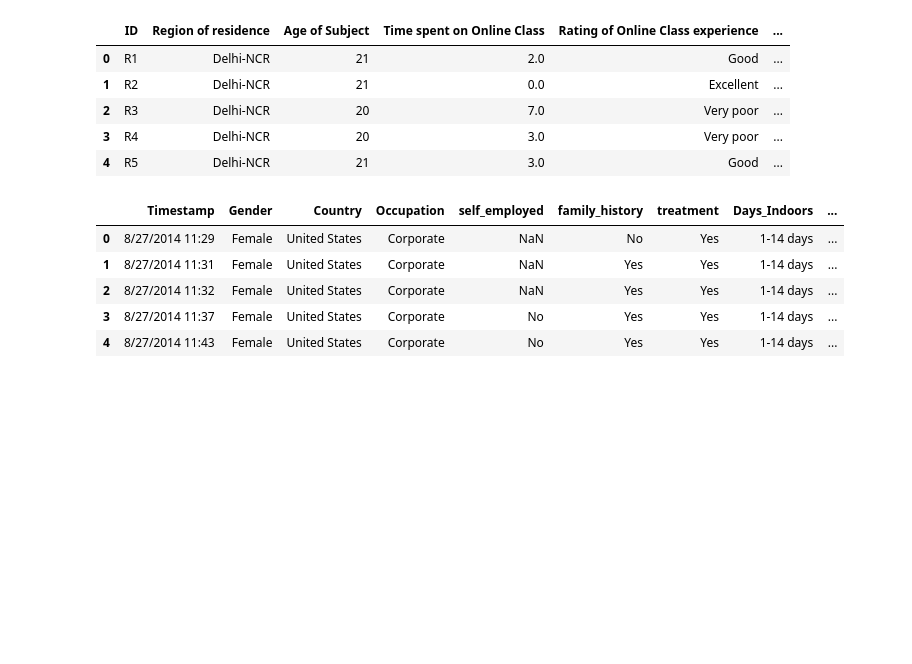
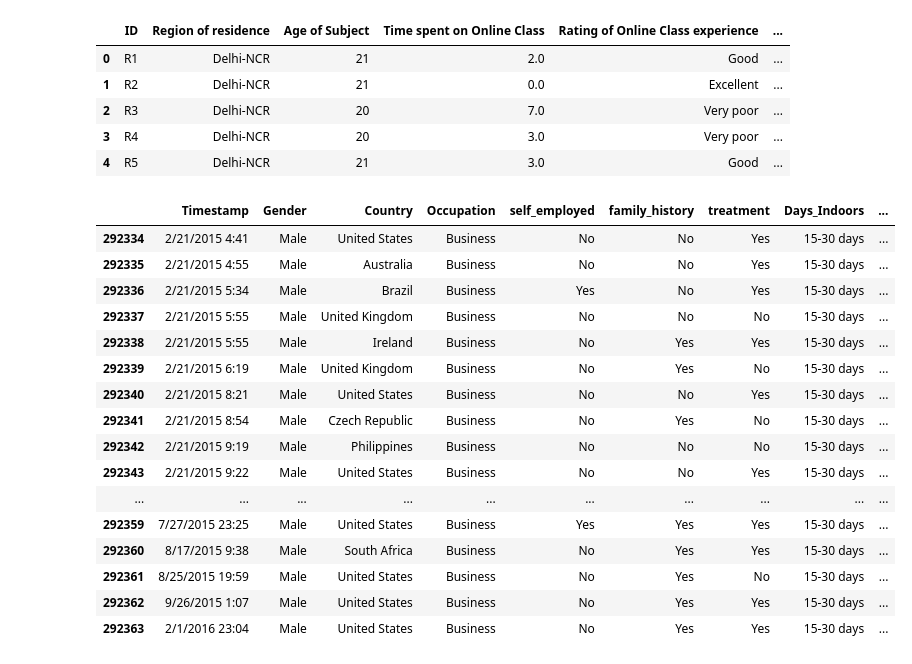
Before and after one commit to nchakicherla/ucb-dataviz-project1-group7, a Jupyter notebook: data_code_cleanup.ipynb, the cells around one changed output. Saved outputs shown, nothing was run; the diff lists cells and outputs as text; code cells hidden in the pictures; blank space fills up the shorter version.

```diff
--- a/data_code_cleanup.ipynb
+++ b/data_code_cleanup.ipynb
@@ -31,12 +46,23 @@ df_student_survey.head()
 #https://www.tableau.com/learn/articles/free-public-data-sets
 # %%
 #https://www.kaggle.com/datasets/bhavikjikadara/mental-health-dataset
-df_student_survey = pd.read_csv("files/Mental-Health-Dataset.csv")
-df_student_survey.head()
+df_main = pd.read_csv("files/Mental-Health-Dataset.csv")
+df_main.tail(30)
 # %% [output]
 |  | Timestamp | Gender | Country | Occupation | self_employed | family_history | treatment | Days_Indoors | ... |
-| 0 | 8/27/2014 11:29 | Female | United States | Corporate | NaN | No | Yes | 1-14 days | ... |
-| 1 | 8/27/2014 11:31 | Female | United States | Corporate | NaN | Yes | Yes | 1-14 days | ... |
-| 2 | 8/27/2014 11:32 | Female | United States | Corporate | NaN | Yes | Yes | 1-14 days | ... |
-| 3 | 8/27/2014 11:37 | Female | United States | Corporate | No | Yes | Yes | 1-14 days | ... |
-| 4 | 8/27/2014 11:43 | Female | United States | Corporate | No | Yes | Yes | 1-14 days | ... |
+| 292334 | 2/21/2015 4:41 | Male | United States | Business | No | No | Yes | 15-30 days | ... |
+| 292335 | 2/21/2015 4:55 | Male | Australia | Business | No | No | Yes | 15-30 days | ... |
+| 292336 | 2/21/2015 5:34 | Male | Brazil | Business | Yes | No | Yes | 15-30 days | ... |
+| 292337 | 2/21/2015 5:55 | Male | United Kingdom | Business | No | No | No | 15-30 days | ... |
+| 292338 | 2/21/2015 5:55 | Male | Ireland | Business | No | Yes | Yes | 15-30 days | ... |
+| 292339 | 2/21/2015 6:19 | Male | United Kingdom | Business | No | Yes | No | 15-30 days | ... |
+| 292340 | 2/21/2015 8:21 | Male | United States | Business | No | No | Yes | 15-30 days | ... |
+| 292341 | 2/21/2015 8:54 | Male | Czech Republic | Business | No | Yes | No | 15-30 days | ... |
+| 292342 | 2/21/2015 9:19 | Male | Philippines | Business | No | No | No | 15-30 days | ... |
+| 292343 | 2/21/2015 9:22 | Male | United States | Business | No | No | Yes | 15-30 days | ... |
+| ... | ... | ... | ... | ... | ... | ... | ... | ... | ... |
+| 292359 | 7/27/2015 23:25 | Male | United States | Business | Yes | Yes | Yes | 15-30 days | ... |
+| 292360 | 8/17/2015 9:38 | Male | South Africa | Business | No | Yes | Yes | 15-30 days | ... |
+| 292361 | 8/25/2015 19:59 | Male | United States | Business | No | Yes | No | 15-30 days | ... |
+| 292362 | 9/26/2015 1:07 | Male | United States | Business | No | Yes | Yes | 15-30 days | ... |
+| 292363 | 2/1/2016 23:04 | Male | United States | Business | No | Yes | Yes | 15-30 days | ... |
```
Also changed, not shown: parts of 12 cells of this notebook.
